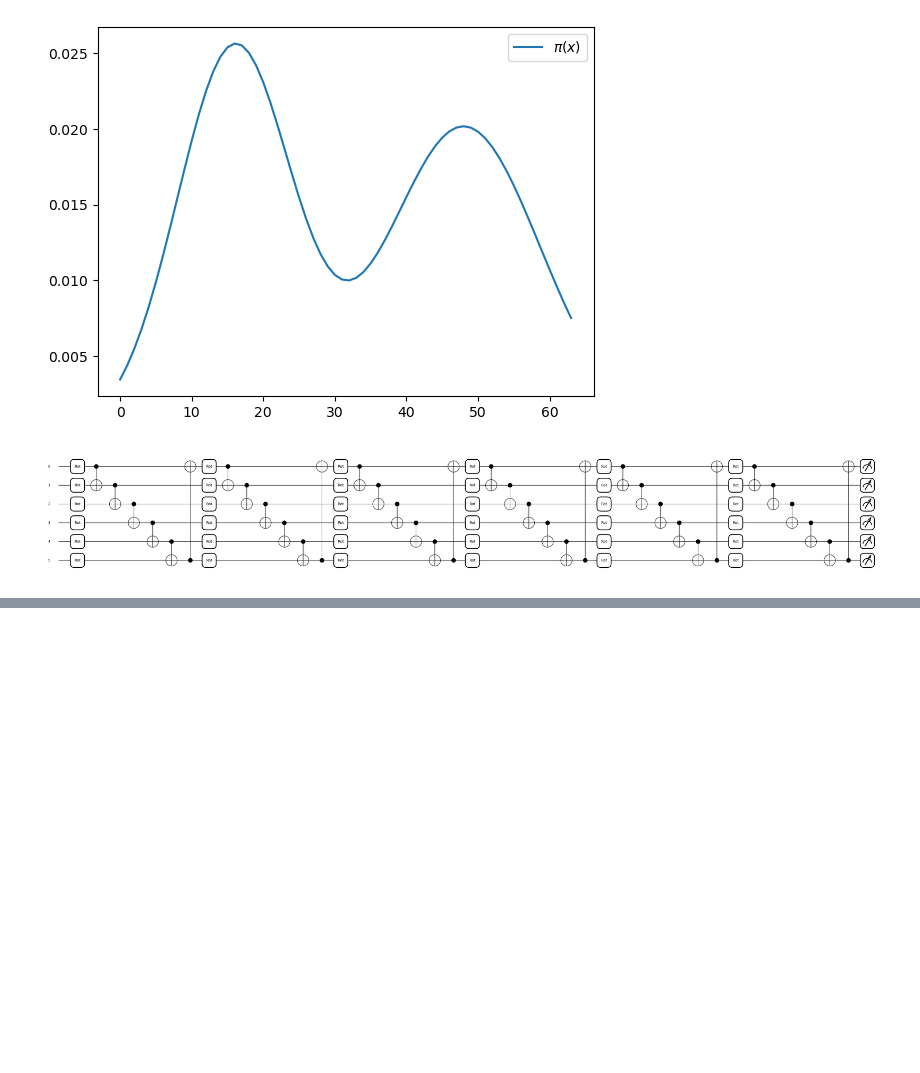
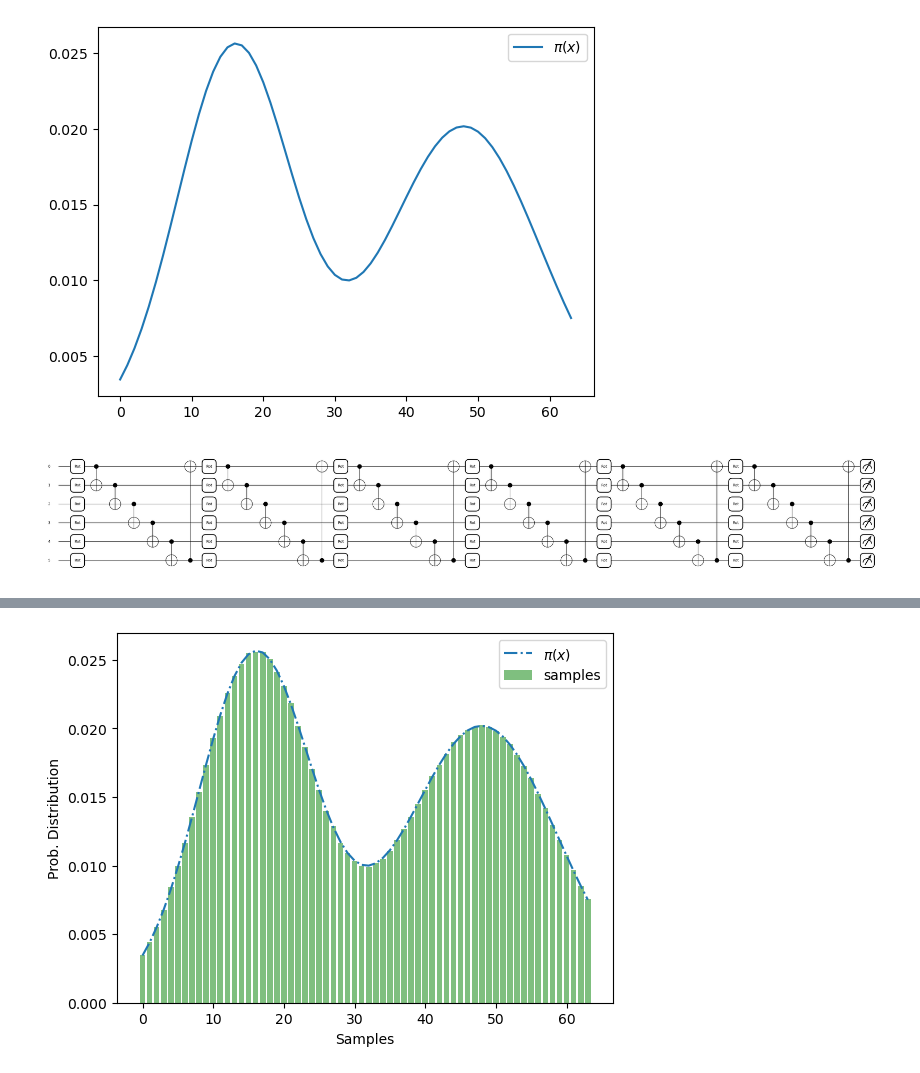
Before and after one commit to noorainnoorani/QCBM_HeavyTails, a Jupyter notebook: QCBM main.ipynb, the cells around one changed output, grey strips where cells are left out. Cells and saved outputs as stored; diff of their text form; code cells hidden in the pictures; blank space fills up the shorter version.

```diff
--- a/QCBM main.ipynb
+++ b/QCBM main.ipynb
@@ -62,18 +62,11 @@ space = jnp.arange(2**n_qubits)
 
 opt = optax.adam(learning_rate=0.1)
 
-mmd = MMD(bandwidth, space)
-qcbm = QCBM(jit_circuit, mmd, data)
+# loss_fn = MMD(bandwidth, space)
+loss_fn = KLDivergence()
+qcbm = QCBM(jit_circuit, loss_fn, data)
 
 opt_state = opt.init(weights)
-
-# @jax.jit
-# def update_step(params, opt_state):
-#     (loss_val, qcbm_probs), grads = jax.value_and_grad(qcbm.loss_fn, has_aux=True)(params)
-#     updates, opt_state = opt.update(grads, opt_state)
-#     params = optax.apply_updates(params, updates)
-#     kl_div = -jnp.sum(qcbm.py * jnp.nan_to_num(jnp.log(qcbm_probs / qcbm.py)))
-#     return params, opt_state, loss_val, kl_div
 
 history = []
 divs = []
@@ -103,0 +86,13 @@ Step: 90 Loss: 0.0000 KL-div: 0.0001
+# %%
+qcbm_probs = qcbm.circ(weights)
+
+plt.plot(range(x_max), data, linestyle="-.", label=r"$\pi(x)$")
+plt.bar(range(x_max), qcbm_probs, color="green", alpha=0.5, label="samples")
+
+plt.xlabel("Samples")
+plt.ylabel("Prob. Distribution")
+
+plt.legend()
+plt.show()
+# %% [output]
+[figure, added]
```
Also changed, not shown: parts of 1 cell of this notebook, 1 other file.
